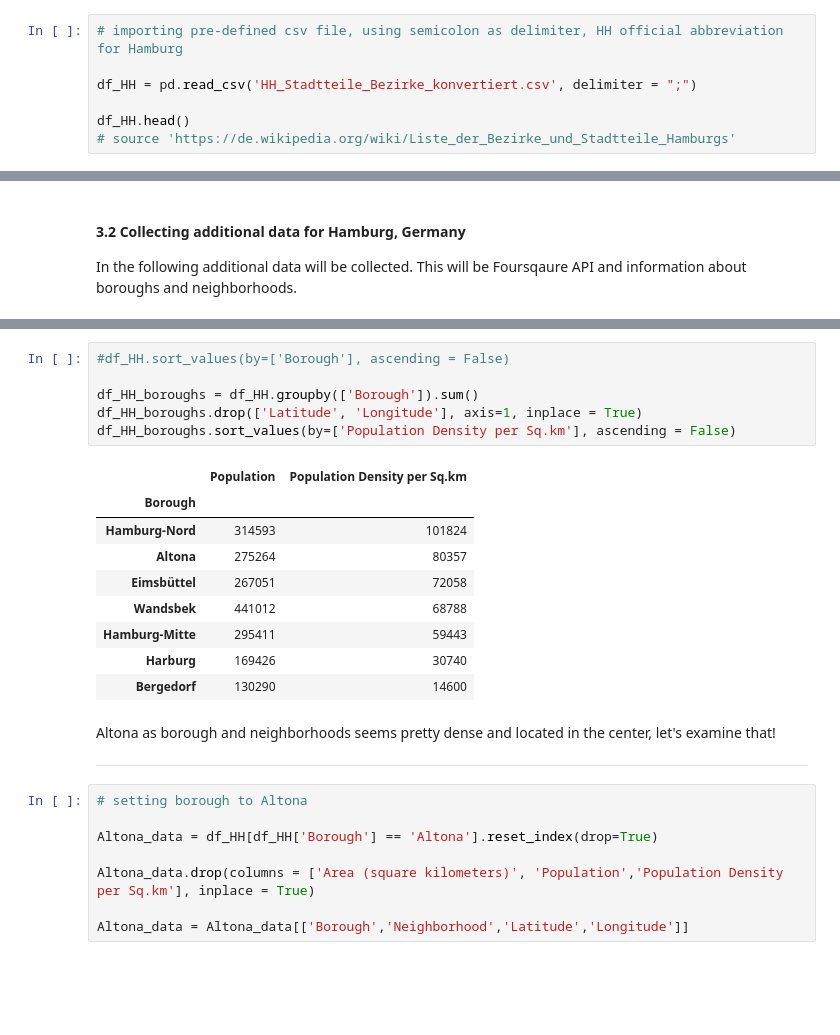
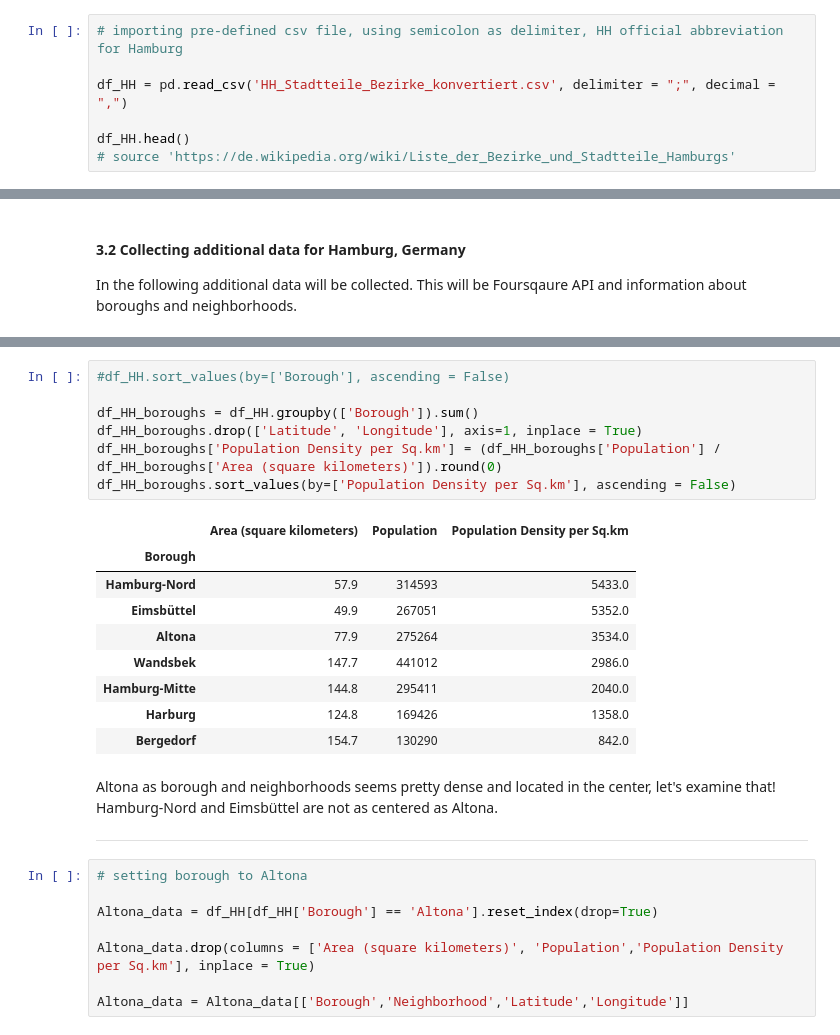
Before and after one commit to HoMarLev/Capstone_Project, a Jupyter notebook: Capstone Project - Examining Conditions To Open A Specific Restaurant In Hamburg, Germany 1.ipynb, the cells around one changed output, grey strips where cells are left out. Saved outputs shown, nothing was run; the diff lists cells and outputs as text; blank space fills up the shorter version.

```diff
--- a/Capstone Project - Examining Conditions To Open A Specific Restaurant In Hamburg, Germany 1.ipynb
+++ b/Capstone Project - Examining Conditions To Open A Specific Restaurant In Hamburg, Germany 1.ipynb
@@ -72,7 +75,7 @@ __________________________
 # %%
 # importing pre-defined csv file, using semicolon as delimiter, HH official abbreviation for Hamburg
 
-df_HH = pd.read_csv('HH_Stadtteile_Bezirke_konvertiert.csv', delimiter = ";")
+df_HH = pd.read_csv('HH_Stadtteile_Bezirke_konvertiert.csv', delimiter = ";", decimal = ",")
 
 df_HH.head()
 # source 'https://de.wikipedia.org/wiki/Liste_der_Bezirke_und_Stadtteile_Hamburgs'
@@ -194,21 +224,22 @@ df_HH.sort_values(by=['Population Density per Sq.km'], ascending = False)
 # %%
 #df_HH.sort_values(by=['Borough'], ascending = False)
 
 df_HH_boroughs = df_HH.groupby(['Borough']).sum()
 df_HH_boroughs.drop(['Latitude', 'Longitude'], axis=1, inplace = True)
+df_HH_boroughs['Population Density per Sq.km'] = (df_HH_boroughs['Population'] / df_HH_boroughs['Area (square kilometers)']).round(0)
 df_HH_boroughs.sort_values(by=['Population Density per Sq.km'], ascending = False)
 # %% [output]
-|  | Population | Population Density per Sq.km |
-| Borough |  |  |
-| Hamburg-Nord | 314593 | 101824 |
-| Altona | 275264 | 80357 |
-| Eimsbüttel | 267051 | 72058 |
-| Wandsbek | 441012 | 68788 |
-| Hamburg-Mitte | 295411 | 59443 |
-| Harburg | 169426 | 30740 |
-| Bergedorf | 130290 | 14600 |
+|  | Area (square kilometers) | Population | Population Density per Sq.km |
+| Borough |  |  |  |
+| Hamburg-Nord | 57.9 | 314593 | 5433.0 |
+| Eimsbüttel | 49.9 | 267051 | 5352.0 |
+| Altona | 77.9 | 275264 | 3534.0 |
+| Wandsbek | 147.7 | 441012 | 2986.0 |
+| Hamburg-Mitte | 144.8 | 295411 | 2040.0 |
+| Harburg | 124.8 | 169426 | 1358.0 |
+| Bergedorf | 154.7 | 130290 | 842.0 |
 # %% [markdown]
-Altona as borough and neighborhoods seems pretty dense and located in the center, let's examine that!
+Altona as borough and neighborhoods seems pretty dense and located in the center, let's examine that! Hamburg-Nord and Eimsbüttel are not as centered as Altona.
 
 _______________________________________________________________________________
 # %%
```
Also changed, not shown: parts of 8 cells of this notebook.
